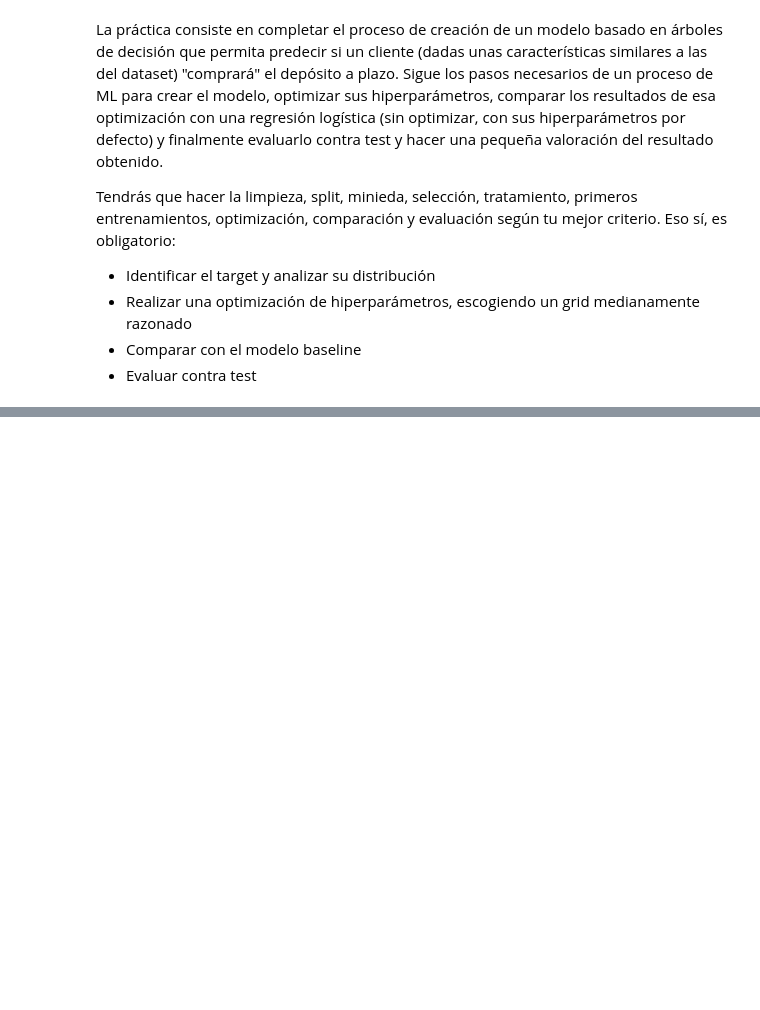
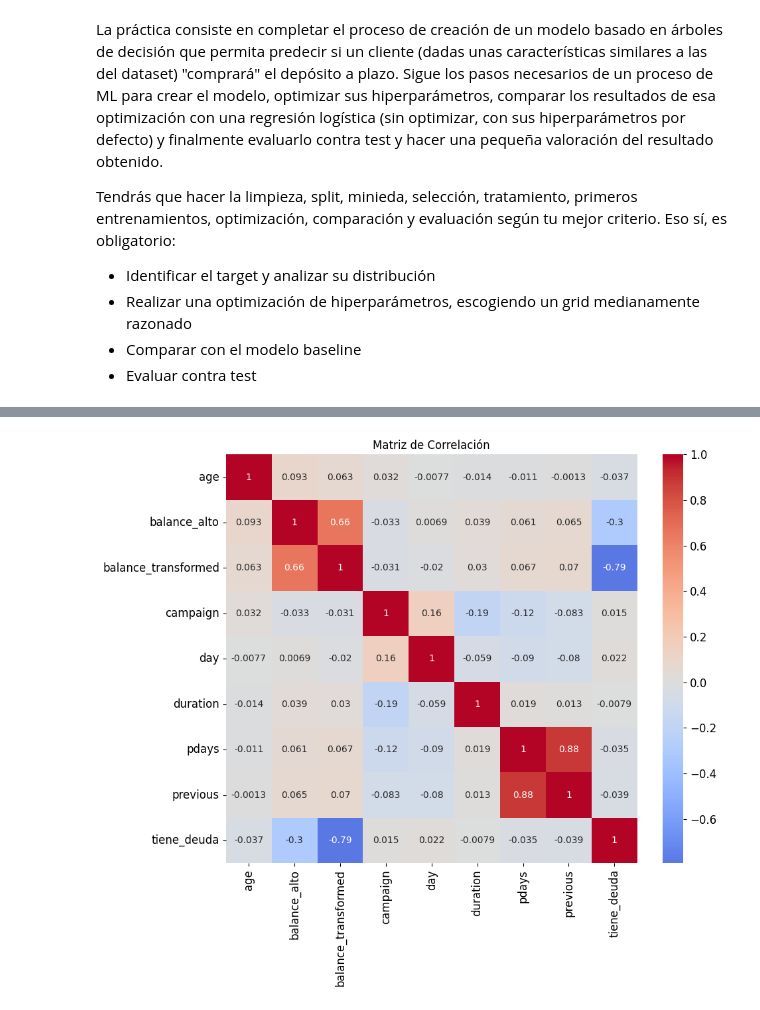
Before and after one commit to arratealduzin/Repo-ejercicos, a Jupyter notebook: 04_Machine_Learning/Sprint_11/Unidad_01_ML_Supervisado_Arboles_de_Decision/03_Practica_Obligatoria/18_Practica_Obligatoria_Arboles_de_Decision.ipynb, the cells around one changed output, grey strips where cells are left out. Drawn from its saved outputs; the diff is of its cells as text; code cells hidden in the pictures; blank space fills up the shorter version.

```diff
--- a/04_Machine_Learning/Sprint_11/Unidad_01_ML_Supervisado_Arboles_de_Decision/03_Practica_Obligatoria/18_Practica_Obligatoria_Arboles_de_Decision.ipynb
+++ b/04_Machine_Learning/Sprint_11/Unidad_01_ML_Supervisado_Arboles_de_Decision/03_Practica_Obligatoria/18_Practica_Obligatoria_Arboles_de_Decision.ipynb
@@ -51,0 +240,22 @@ AYUDA: La dirección del banco nos proporciona estas notas (en inglés):
+# %%
+# Mantener balance transformado + crear binarias adicionales
+train_set['balance_transformed'] = np.sign(train_set['balance']) * np.log1p(np.abs(train_set['balance']))
+train_set['tiene_deuda'] = (train_set['balance'] < 0).astype(int)
+train_set['balance_alto'] = (train_set['balance'] > train_set['balance'].median()).astype(int)
+
+# Lo mismo para test
+test_set['balance_transformed'] = np.sign(test_set['balance']) * np.log1p(np.abs(test_set['balance']))
+test_set['tiene_deuda'] = (test_set['balance'] < 0).astype(int)
+test_set['balance_alto'] = (test_set['balance'] > test_set['balance'].median()).astype(int)
+# %%
+# Para PDAYS (-1 significa "no contactado previamente"):
+# Opción B: Sumar 2 para hacer todos positivos (así -1 → 1, 0 → 2, etc.)
+train_set['pdays'] = np.log1p(train_set['pdays'] + 2)
+test_set['pdays'] = np.log1p(test_set['pdays'] + 2)
+# %%
+nuevas_features = ['balance_transformed', 'tiene_deuda', 'balance_alto']
+features_num = features_num.union(nuevas_features).drop("balance")
+# %%
+# Aplicamos logaritmo para conseguir una distribución gaussiana
+train_set[['age', 'duration', 'campaign', 'previous']] = (train_set[['age', 'duration', 'campaign', 'previous']]).apply(np.log1p)
+test_set[['age', 'duration', 'campaign', 'previous']] = (test_set[['age', 'duration', 'campaign', 'previous']]).apply(np.log1p)
@@ -51,0 +274,10 @@ AYUDA: La dirección del banco nos proporciona estas notas (en inglés):
+# %%
+correlation_matrix = train_set[features_num].corr()
+
+# Visualizar
+plt.figure(figsize=(10, 8))
+sns.heatmap(correlation_matrix, annot=True, cmap='coolwarm', center=0)
+plt.title('Matriz de Correlación')
+plt.show()
+# %% [output]
+[figure, added]
```
Also changed, not shown: parts of 43 cells of this notebook, 2 other files.
